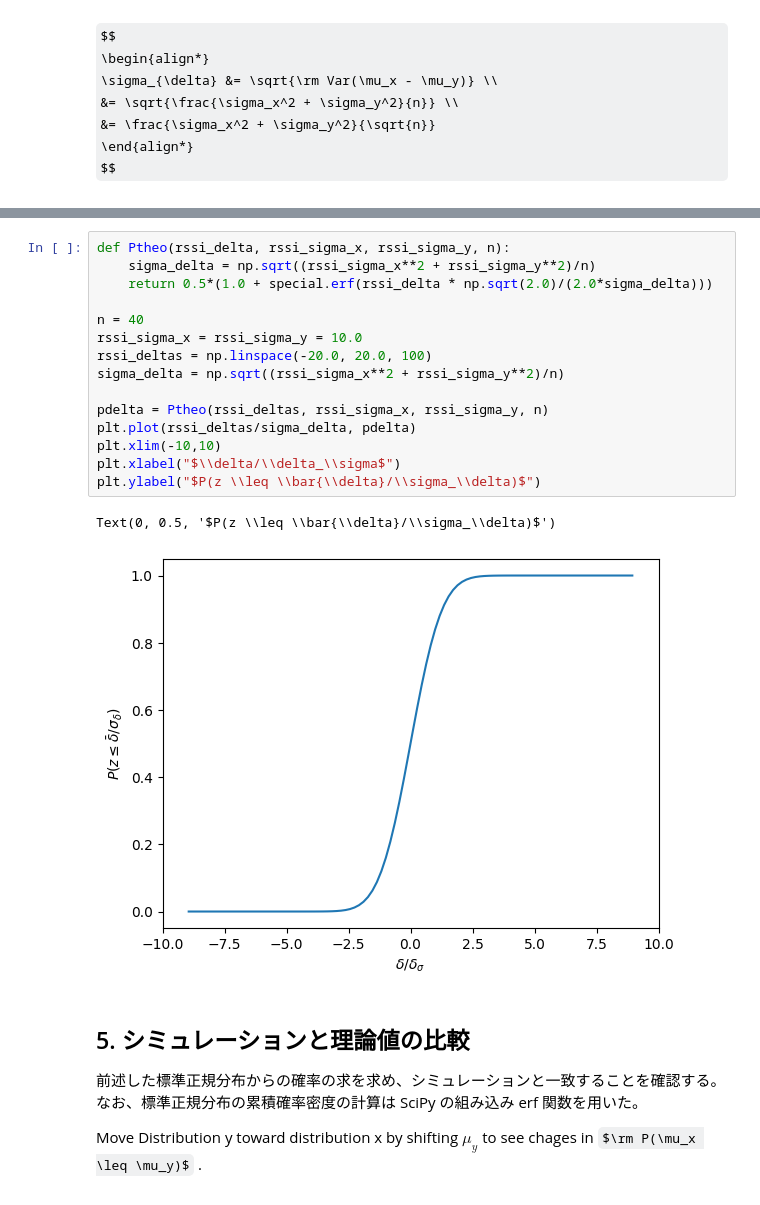
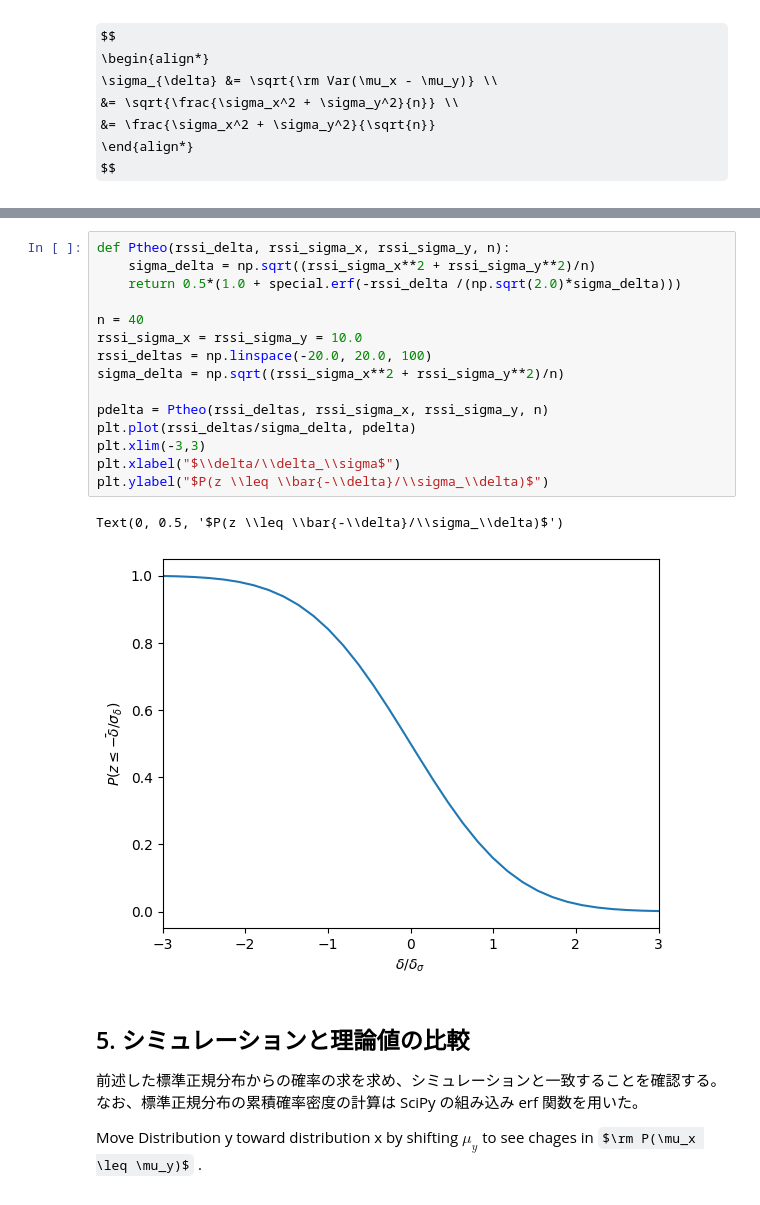
Before and after one commit to hamling-ling/StocasticSignals, a Jupyter notebook: src/scratch.ipynb, the cells around one changed output, grey strips where cells are left out. Saved outputs shown, nothing was run; the diff lists cells and outputs as text; some formulas as TeX source.

```diff
--- a/src/scratch.ipynb
+++ b/src/scratch.ipynb
@@ -244,21 +244,21 @@ $$
 # %%
 def Ptheo(rssi_delta, rssi_sigma_x, rssi_sigma_y, n):
     sigma_delta = np.sqrt((rssi_sigma_x**2 + rssi_sigma_y**2)/n)
-    return 0.5*(1.0 + special.erf(rssi_delta * np.sqrt(2.0)/(2.0*sigma_delta)))
+    return 0.5*(1.0 + special.erf(-rssi_delta /(np.sqrt(2.0)*sigma_delta)))
 
 n = 40
 rssi_sigma_x = rssi_sigma_y = 10.0
 rssi_deltas = np.linspace(-20.0, 20.0, 100)
 sigma_delta = np.sqrt((rssi_sigma_x**2 + rssi_sigma_y**2)/n)
 
 pdelta = Ptheo(rssi_deltas, rssi_sigma_x, rssi_sigma_y, n)
 plt.plot(rssi_deltas/sigma_delta, pdelta)
-plt.xlim(-10,10)
+plt.xlim(-3,3)
 plt.xlabel("$\\delta/\\delta_\\sigma$")
-plt.ylabel("$P(z \\leq \\bar{\\delta}/\\sigma_\\delta)$")
+plt.ylabel("$P(z \\leq \\bar{-\\delta}/\\sigma_\\delta)$")
 # %% [output]
-Text(0, 0.5, '$P(z \\leq \\bar{\\delta}/\\sigma_\\delta)$')
+Text(0, 0.5, '$P(z \\leq \\bar{-\\delta}/\\sigma_\\delta)$')
-[figure, old version]
+[figure, new version]
 # %% [markdown]
 ## 5. シミュレーションと理論値の比較
 
```
Also changed, not shown: parts of 9 cells of this notebook.
